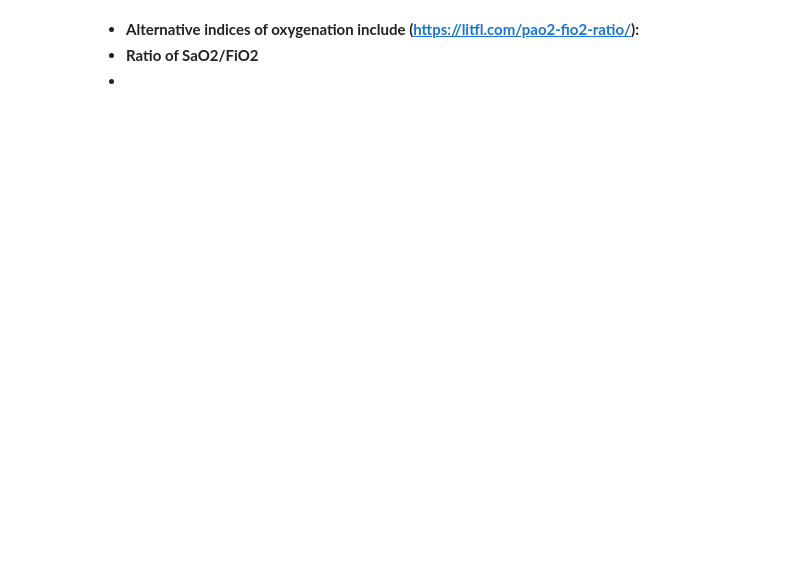
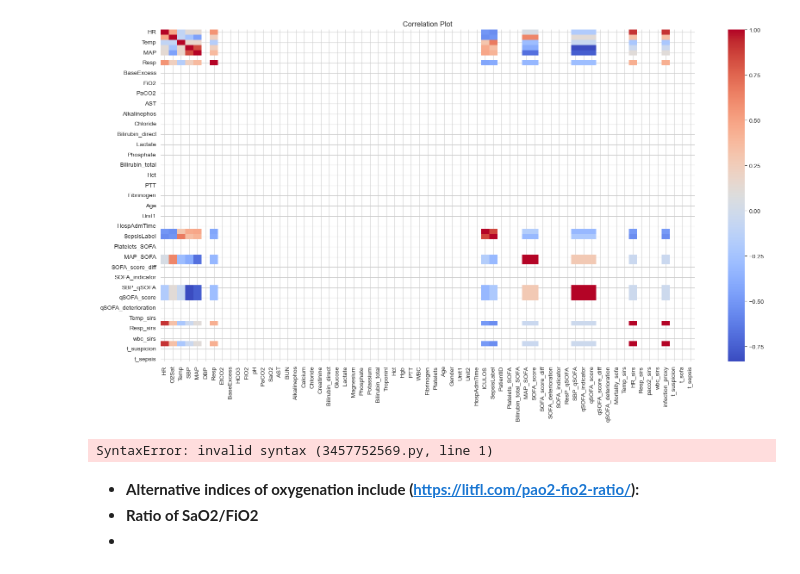
Before and after one commit to neeresh/SepsisEarlyPrediction, a Jupyter notebook: FeatureEngineering.ipynb, the cells around one changed output. Cells and saved outputs as stored; diff of their text form; code cells hidden in the pictures; blank space fills up the shorter version.

```diff
--- a/FeatureEngineering.ipynb
+++ b/FeatureEngineering.ipynb
@@ -8,7 +8,7 @@ import seaborn as sns
 # %%
 dataset = pd.read_pickle('data/processed/training_ffill_bfill_zeros.pickle')
 for idx, patient_data in enumerate(dataset):
-    if idx == 8:
+    if idx == 971:
         break
 # %%
 def platelets_sofa(platelets):
@@ -196,0 +283,30 @@ patient_data
+# %%
+def t_suspicion(patient_data):
+    """
+    Since we don't have information about IV antibiotics and blood cultures,
+    we are is considering that patient have infection if any 2 SIRS criteria are met
+    """
+    patient_data['infection_proxy'] = (patient_data[['Temp_sirs', 'HR_sirs', 'Resp_sirs']].eq(1).sum(axis=1) >= 2).astype(int)
+
+    # t_suspicion is the first hour of (ICULOS) where infection proxy is positive at time t
+    patient_data['t_suspicion'] = patient_data.groupby(['PatientID'])['ICULOS'].transform(
+        lambda x: x[patient_data['infection_proxy'] == 1].min() if (patient_data['infection_proxy'] == 1).any() else 0)
+
+    return patient_data
+
+def t_sofa(data):
+    """
+    Two-point deterioration in SOFA score at time t but within a 24-hour period.
+    """
+    data['t_sofa'] = data['SOFA_score_diff'].where((abs(data['SOFA_score_diff']) >= 2) & (data['ICULOS'] <= 24), other=0)
+    return data
+
+def t_sepsis(row):
+    if pd.isna(row['t_suspicion']) or row['t_suspicion'] == 0 or row['t_sofa'] == 0:
+        return 0
+    if row['t_suspicion'] - 24 <= row['t_sofa'] <= row['t_suspicion'] + 12:
+        return min(row['t_suspicion'], row['t_sofa'])
+
+patient_data = t_suspicion(patient_data)
+patient_data = t_sofa(patient_data)
+patient_data['t_sepsis'] = patient_data.apply(t_sepsis, axis=1)
@@ -197,3 +333,18 @@ patient_data
+# %%
+# Calculate point-biserial correlation coefficients
+correlation_matrix = patient_data.corr()
+
+# Plotting the correlation matrix
+plt.figure(figsize=(20, 10))
+sns.heatmap(correlation_matrix, cmap='coolwarm')
+plt.title('Correlation Plot')
+plt.show()
+# %% [output]
+[figure, added]
+# %%
+-
+# %% [output]
+SyntaxError: invalid syntax (3457752569.py, line 1)
 # %%
 # PaO2 or oxygen pressure, is the least helpful to answer the question about oxygen adequacy in the blood.
 # Note that SaO2 alone doesn't reveal how much oxygen is in the blood; for that we also need to know the hemoglobin content
```
Also changed, not shown: parts of 14 cells of this notebook, 1 other file.
